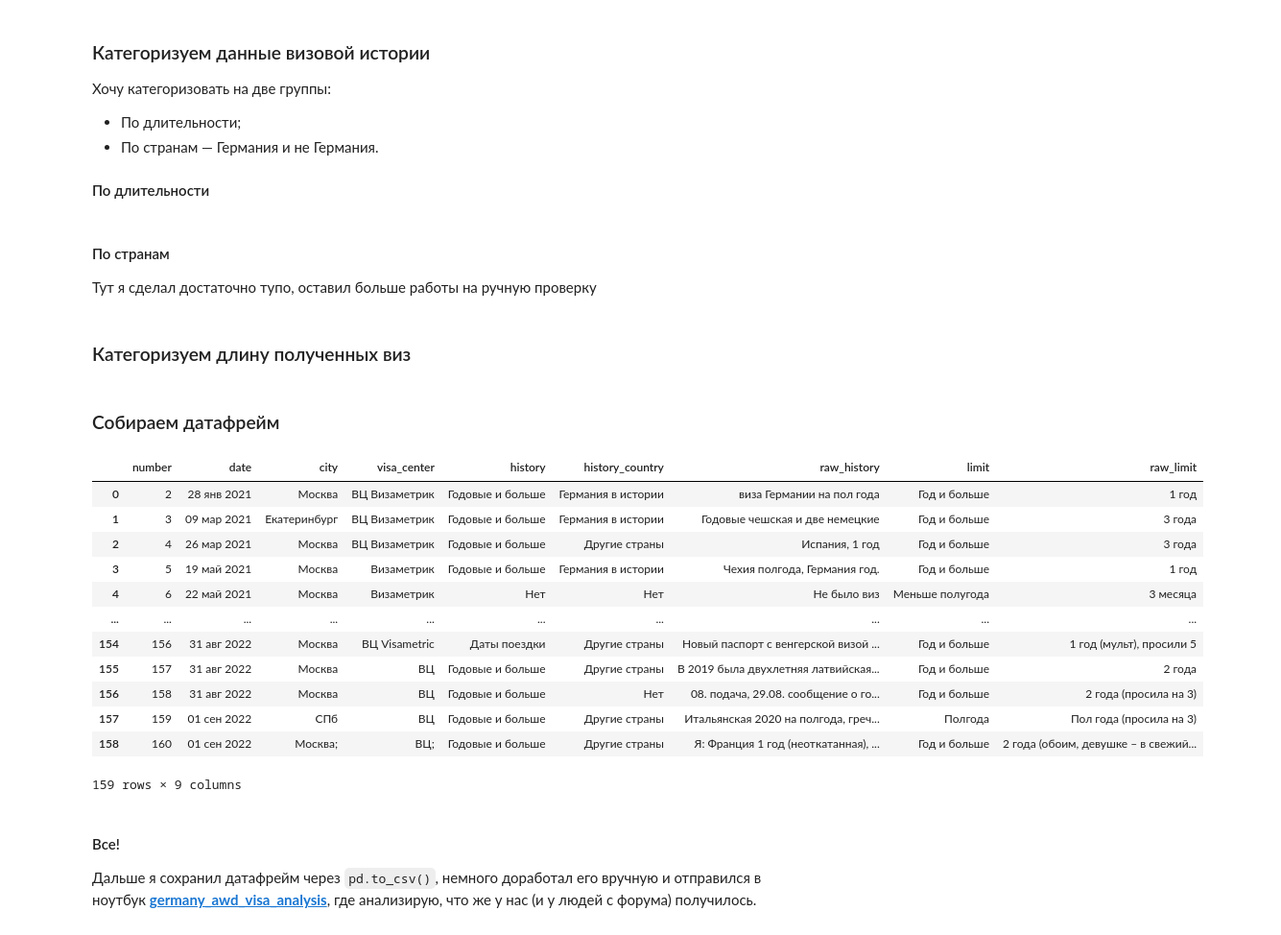
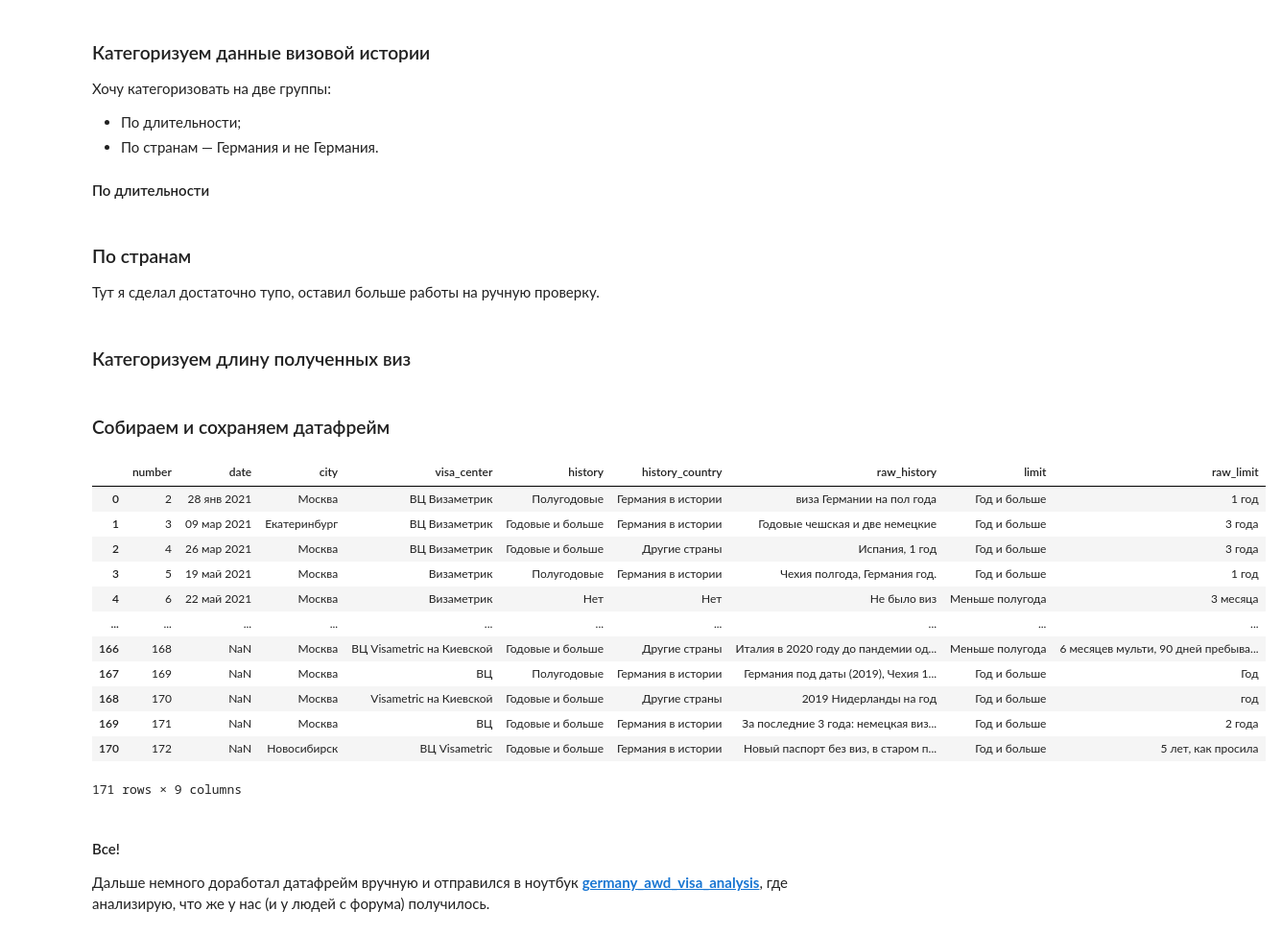
Before and after one commit to MustDie-green/AWD-forum-visa-parsing, a Jupyter notebook: visa_parsing.ipynb, the cells around one changed output. Shown at 96% size. Cells and saved outputs as stored; diff of their text form; code cells hidden in the pictures.

Commit message:
Добавил .gitignore, доработал и обновил оба ноутбука

```diff
--- a/visa_parsing.ipynb
+++ b/visa_parsing.ipynb
@@ -25,8 +41,10 @@ def parse_soups(soups, tag, class_, delete = True):
     result = []
     for el in soups:
         content = el.find_all(tag, class_ = class_)
-        if delete == True:
+
+        if delete:
             del content[0]
+
         for elem in content:
             result.append(elem.text.strip())
     return result
@@ -37,11 +53,10 @@ def parse_soups(soups, tag, class_, delete = True):
 # %%
-starts = [0,20, 40, 60, 80, 100, 120, 140]
 headers = {
     'User-Agent':'Mozilla/5.0 (Macintosh; Intel Mac OS X 10_15_7) AppleWebKit/605.1.15 (KHTML, like Gecko) Version/15.5 Safari/605.1.15',
     'cookie': '_ga_W0JDW2V29Y=GS1.1.1661181837.2.1.1661184512.60.0.0; _ga=GA1.2.1025230771.1661155454; _gid=GA1.2.721157209.1661155454; style_cookie=null; phpbb3_alft2_k=; phpbb3_alft2_sid=fa5f9f17fa55d5a1a82d62c62159899a; phpbb3_alft2_u=1'
 }
 
-soups = parse_forum('https://forum.awd.ru/viewtopic.php?f=521&t=397637&start=', starts, headers)
+soups = parse_forum('https://forum.awd.ru/viewtopic.php?f=521&t=397637&start=', headers)
 # %% [markdown]
 ### Парсим из страниц форума содержание и блок «автор», в котором содержится дата
 # %%
@@ -158,25 +161,25 @@ for text in raw_history:
     else:
         history.append('_Не пон_' + text)
 # %% [markdown]
-#### По странам
-Тут я сделал достаточно тупо, оставил больше работы на ручную проверку
+### По странам
+Тут я сделал достаточно тупо, оставил больше работы на ручную проверку.
 # %%
 history_country = []
 
 for text in raw_history:
-
+    text = text.lower()
     if (
-        'немец' in text.lower() or
-        'немц' in text.lower() or
-        'герма' in text.lower() and
-        'отка' not in text.lower()
+        'немец' in text or
+        'немц' in text or
+        'герма' in text and
+        'отка' not in text
         ):
         history_country.append("Германия в истории")
 
     elif (
-        'чист' in text.lower() or
-        'никогда' in text.lower() or
-        'не бы' in text.lower()
+        'чист' in text or
+        'никогда' in text or
+        'не бы' in text
         ):
         history_country.append('Нет')
 
@@ -188,75 +191,78 @@ for text in raw_history:
 limit = []
 
 for id, text in enumerate(raw_limit):
+    text = text.lower()
     if (
-        'отказ' in text.lower()
+        'отказ' in text
         ):
         limit.append("Отказ")
 
     elif (
-        'лет' in text.lower()
+        'лет' in text
         ):
         limit.append('Год и больше')
 
     elif (
-        'пол' not in text.lower() and
-        'год' in text.lower()
+        'пол' not in text and
+        'год' in text
         ):
         limit.append('Год и больше')
 
     elif (
-        'пол ' in text.lower() or
-        'полг' in text.lower()
+        'пол ' in text or
+        'полг' in text
         ):
         limit.append('Полгода')
 
     elif (
-        "мес" in text.lower()
+        "мес" in text
         ):
         limit.append('Меньше полугода')
 
     elif (
-        'дне' in text.lower()
+        'дне' in text
         ):
         limit.append('Меньше полугода')
 
     elif (
-        'поезд' in text.lower()
+        'поезд' in text
         ):
         limit.append('Даты поездки')
 
     else:
         limit.append(str(id) +'_Не пон_' + text)
 # %% [markdown]
-### Собираем датафрейм
+### Собираем и сохраняем датафрейм
 # %%
 df = pd.DataFrame()
 
 df['number'] = number
 df['date'] = date
 df['city'] = city
 df['visa_center'] = visa_center
 df['history'] = history
 df['history_country'] = history_country
 df['raw_history'] = raw_history
 df['limit'] = limit
 df['raw_limit'] = raw_limit
 
+df.to_csv('raw_data.csv')
+
 df
 # %% [output]
 |  | number | date | city | visa_center | history | history_country | raw_history | limit | raw_limit |
-| 0 | 2 | 28 янв 2021 | Москва | ВЦ Визаметрик | Годовые и больше | Германия в истории | виза Германии на пол года | Год и больше | 1 год |
+| 0 | 2 | 28 янв 2021 | Москва | ВЦ Визаметрик | Полугодовые | Германия в истории | виза Германии на пол года | Год и больше | 1 год |
 | 1 | 3 | 09 мар 2021 | Екатеринбург | ВЦ Визаметрик | Годовые и больше | Германия в истории | Годовые чешская и две немецкие | Год и больше | 3 года |
 | 2 | 4 | 26 мар 2021 | Москва | ВЦ Визаметрик | Годовые и больше | Другие страны | Испания, 1 год | Год и больше | 3 года |
-| 3 | 5 | 19 май 2021 | Москва | Визаметрик | Годовые и больше | Германия в истории | Чехия полгода, Германия год. | Год и больше | 1 год |
+| 3 | 5 | 19 май 2021 | Москва | Визаметрик | Полугодовые | Германия в истории | Чехия полгода, Германия год. | Год и больше | 1 год |
 | 4 | 6 | 22 май 2021 | Москва | Визаметрик | Нет | Нет | Не было виз | Меньше полугода | 3 месяца |
 | ... | ... | ... | ... | ... | ... | ... | ... | ... | ... |
-| 154 | 156 | 31 авг 2022 | Москва | ВЦ Visametric | Даты поездки | Другие страны | Новый паспорт с венгерской визой ... | Год и больше | 1 год (мульт), просили 5 |
-| 155 | 157 | 31 авг 2022 | Москва | ВЦ | Годовые и больше | Другие страны | В 2019 была двухлетняя латвийская... | Год и больше | 2 года |
-| 156 | 158 | 31 авг 2022 | Москва | ВЦ | Годовые и больше | Нет | 08. подача, 29.08. сообщение о го... | Год и больше | 2 года (просила на 3) |
-| 157 | 159 | 01 сен 2022 | СПб | ВЦ | Годовые и больше | Другие страны | Итальянская 2020 на полгода, греч... | Полгода | Пол года (просила на 3) |
-| 158 | 160 | 01 сен 2022 | Москва; | ВЦ; | Годовые и больше | Другие страны | Я: Франция 1 год (неоткатанная), ... | Год и больше | 2 года (обоим, девушке – в свежий... |
+| 166 | 168 | NaN | Москва | ВЦ Visametric на Киевской | Годовые и больше | Другие страны | Италия в 2020 году до пандемии од... | Меньше полугода | 6 месяцев мульти, 90 дней пребыва... |
+| 167 | 169 | NaN | Москва | ВЦ | Полугодовые | Германия в истории | Германия под даты (2019), Чехия 1... | Год и больше | Год |
+| 168 | 170 | NaN | Москва | Visametric на Киевской | Годовые и больше | Другие страны | 2019 Нидерланды на год | Год и больше | год |
+| 169 | 171 | NaN | Москва | ВЦ | Годовые и больше | Германия в истории | За последние 3 года: немецкая виз... | Год и больше | 2 года |
+| 170 | 172 | NaN | Новосибирск | ВЦ Visametric | Годовые и больше | Германия в истории | Новый паспорт без виз, в старом п... | Год и больше | 5 лет, как просила |
-159 rows × 9 columns
+171 rows × 9 columns
-# %% [markdown]
-#### Все!
-Дальше я сохранил датафрейм через `pd.to_csv()`, немного доработал его вручную и отправился в ноутбук __[germany_awd_visa_analysis](https://github.com/MustDie-green/AWD-forum-visa-parsing/blob/main/germany_awd_visa_analysis.ipynb)__, где анализирую, что же у нас (и у людей с форума) получилось.
+# %% [markdown]
+#### Все!
+Дальше немного доработал датафрейм вручную и отправился в ноутбук __[germany_awd_visa_analysis](https://github.com/MustDie-green/AWD-forum-visa-parsing/blob/main/germany_awd_visa_analysis.ipynb)__, где анализирую, что же у нас (и у людей с форума) получилось.
```
Also changed, not shown: parts of 14 cells of this notebook, 3 other files.
